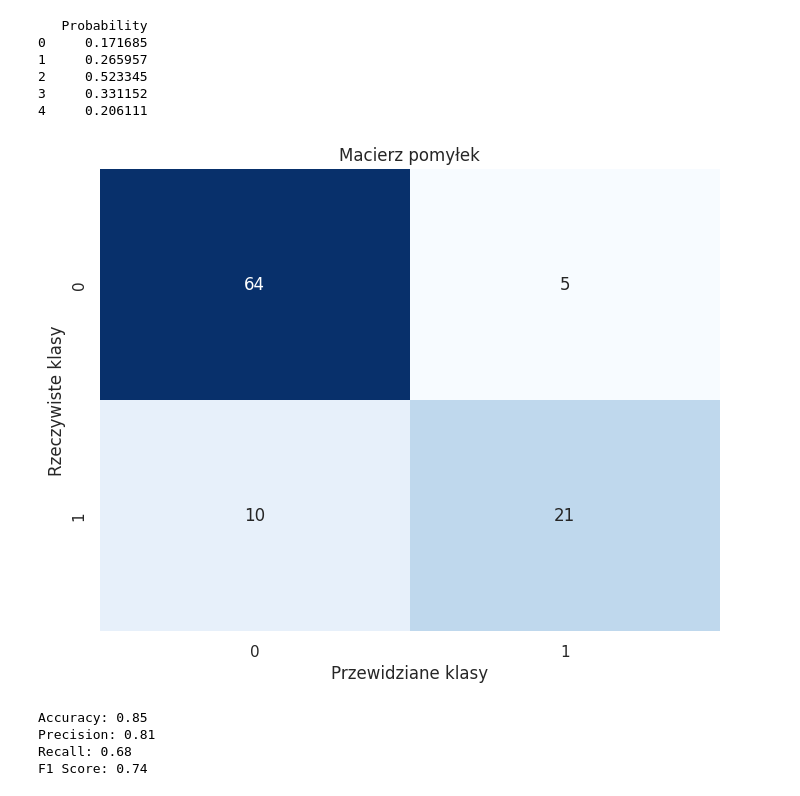
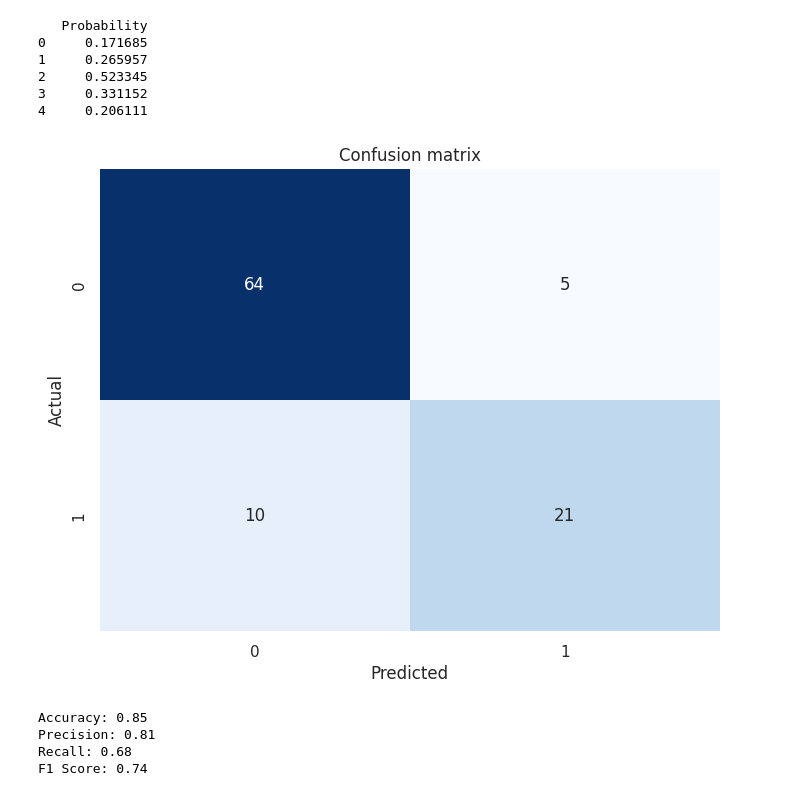
Before and after one commit to konprok/Data-Analytics, a Jupyter notebook: Project/PimaDiabetesPrediction/LogisticRegresion/model_2.ipynb, the cells around one changed output. Saved outputs shown, nothing was run; the diff lists cells and outputs as text; code cells hidden in the pictures.

```diff
--- a/Project/PimaDiabetesPrediction/LogisticRegresion/model_2.ipynb
+++ b/Project/PimaDiabetesPrediction/LogisticRegresion/model_2.ipynb
@@ -88,16 +83,16 @@ f1 = f1_score(test2_data['y'], preds_test2)
 # %%
 
 preds_test2 = (probs_test2 > 0.5).astype(int)
 
 conf_matrix = confusion_matrix(test2_data['y'], preds_test2)
 
 
 plt.figure(figsize=(8, 6))
 sns.heatmap(conf_matrix, annot=True, fmt='d', cmap='Blues', cbar=False)
-plt.title('Macierz pomyłek')
-plt.xlabel('Przewidziane klasy')
-plt.ylabel('Rzeczywiste klasy')
+plt.title('Confusion matrix')
+plt.xlabel('Predicted')
+plt.ylabel('Actual')
 plt.show()
 # %% [output]
-[figure, old version]
+[figure, new version]
 # %%
```
Also changed, not shown: parts of 4 cells of this notebook, 10 other files.
